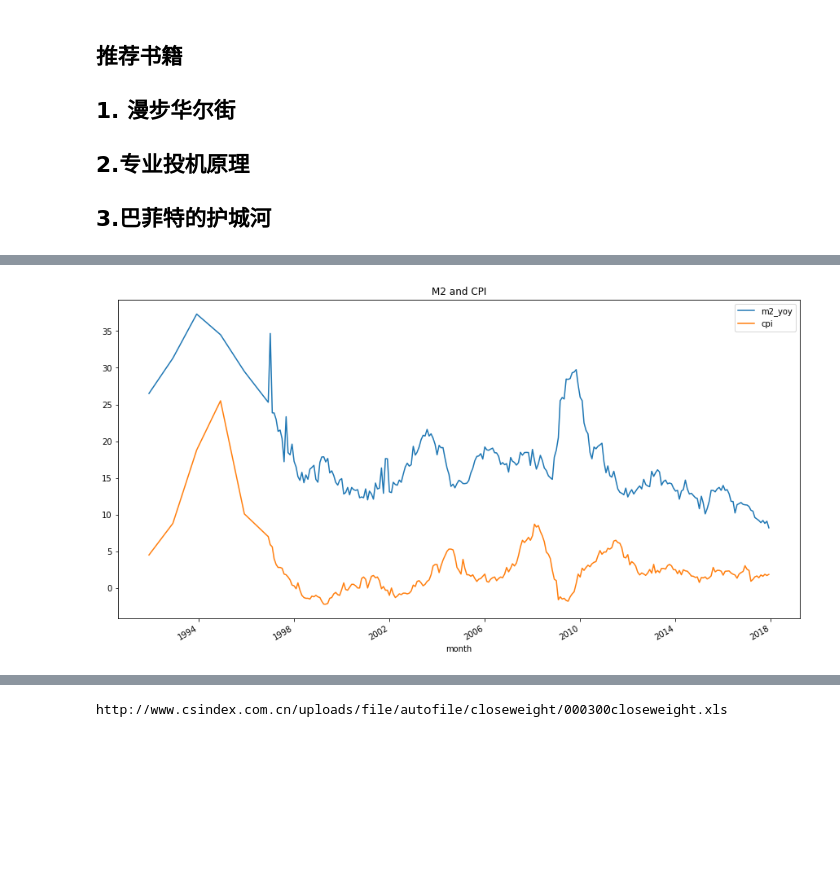
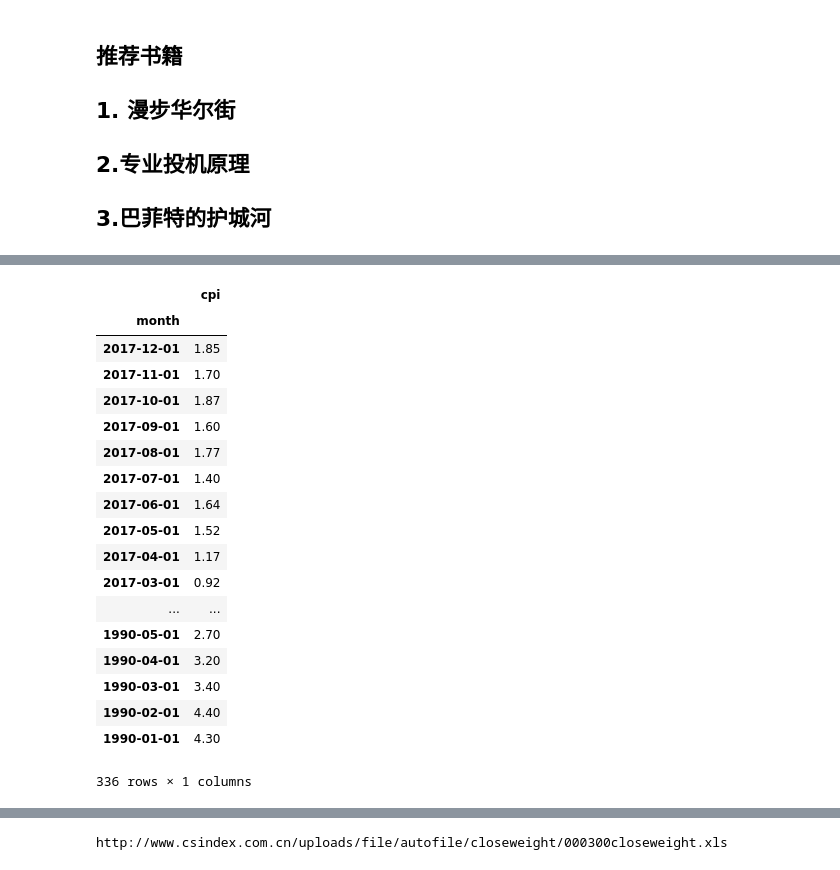
Before and after one commit to BrianShanghai/mygit, a Jupyter notebook: invest.ipynb, the cells around one changed output, grey strips where cells are left out. Drawn from its saved outputs; the diff is of its cells as text; code cells hidden in the pictures; blank space fills up the shorter version.

```diff
--- a/invest.ipynb
+++ b/invest.ipynb
@@ -166,19 +167,33 @@ plt.show()
 # %%
 import tushare as ts
 import pandas as pd
 import matplotlib.pyplot as plt
 money=ts.get_money_supply() #取货币供应数据
 money['month']=pd.to_datetime(money['month'])
 money.set_index('month')
 money=money[money['m2_yoy'].str.match("^\d{1,}\.{0,1}\d{0,}")]#只取m2增长比例有数字的行
-money['m2_yoy']=pd.to_numeric(money2['m2_yoy'])#改为数字格式
+money['m2_yoy']=pd.to_numeric(money['m2_yoy'])#改为数字格式
 mycpi=ts.get_cpi()
 mycpi['cpi']=pd.to_numeric(mycpi['cpi'])-100  #同比改为增长率
 mycpi['month']=pd.to_datetime(mycpi['month']) #日期格式标准化
 mycpi.set_index('month') #设置index，便于plot
-m2_cpi=pd.merge(money.loc[:,['month','m2_yoy']],mycpi,on='month')
-# m2_cpi
-m2_cpi.plot(x='month',legend=True ,figsize=(15,8),title="M2 and CPI")
-plt.show()
 # %% [output]
-[figure, removed]
+|  | cpi |
+| month |  |
+| 2017-12-01 | 1.85 |
+| 2017-11-01 | 1.70 |
+| 2017-10-01 | 1.87 |
+| 2017-09-01 | 1.60 |
+| 2017-08-01 | 1.77 |
+| 2017-07-01 | 1.40 |
+| 2017-06-01 | 1.64 |
+| 2017-05-01 | 1.52 |
+| 2017-04-01 | 1.17 |
+| 2017-03-01 | 0.92 |
+| ... | ... |
+| 1990-05-01 | 2.70 |
+| 1990-04-01 | 3.20 |
+| 1990-03-01 | 3.40 |
+| 1990-02-01 | 4.40 |
+| 1990-01-01 | 4.30 |
+336 rows × 1 columns
```
Also changed, not shown: parts of 7 cells of this notebook.
